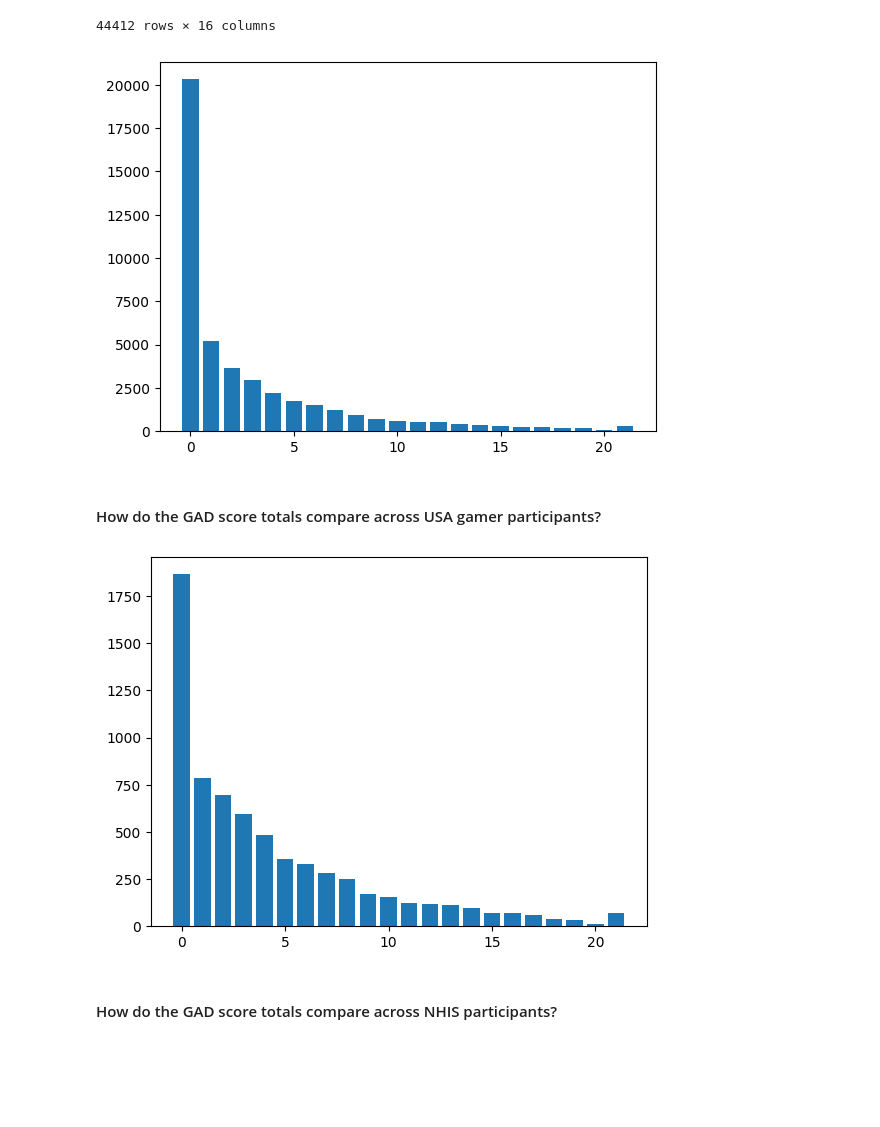
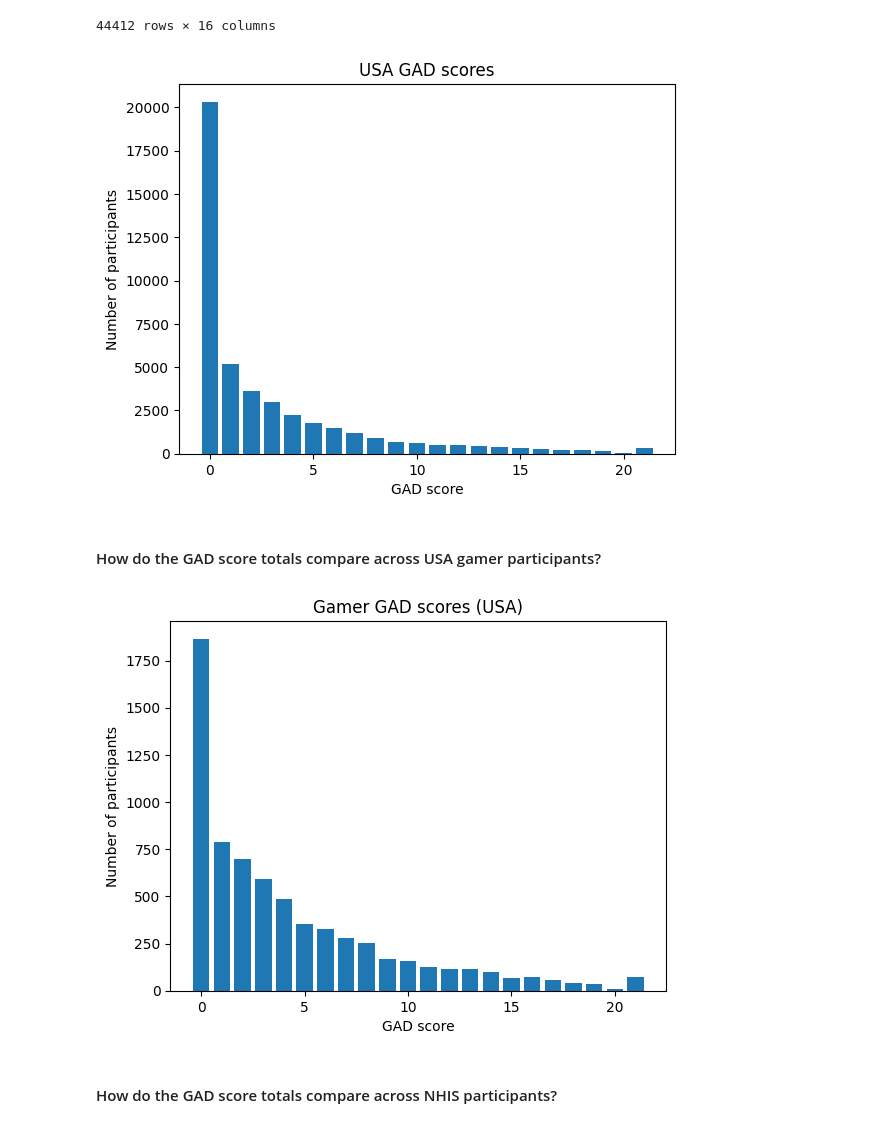
Before and after one commit to amallred/gaming-mental-health-analysis, a Jupyter notebook: notebooks/gad_eda.ipynb, the cells around one changed output. Saved outputs shown, nothing was run; the diff lists cells and outputs as text; code cells hidden in the pictures; blank space fills up the shorter version.

Commit message:
count plot function and plotting

```diff
--- a/notebooks/gad_eda.ipynb
+++ b/notebooks/gad_eda.ipynb
@@ -648,3 +577,12 @@ plt.show()
+# %%
+def visualize_count_plot(dataframe, x_label_name, y_label_name, plot_name):
+    plt.bar(dataframe.index, dataframe.values)
+
+    plt.xlabel(x_label_name)
+    plt.ylabel(y_label_name)
+    plt.title(plot_name)
+
+    plt.show()
 # %% [markdown]
 #### How do the GAD score totals compare across all participants?
 # %%
@@ -666,11 +604,9 @@ usa_data_scores_r
 # %%
 usa_score_count = usa_data_scores_r['GAD_total'].value_counts()
 
-plt.bar(usa_score_count.index, usa_score_count.values)
-
-plt.show()
+visualize_count_plot(usa_score_count, 'GAD score', 'Number of participants', 'USA GAD scores')
 # %% [output]
-[figure, old version]
+[figure, new version]
 # %%
 # investigating  why any number is above total possible GAD score of 21
 # usa_data_scores_r['GAD_total'].unique()
@@ -682,13 +618,11 @@ plt.show()
 # %% [markdown]
 #### How do the GAD score totals compare across USA gamer participants?
 # %%
-usa_gamer_data_scores_r = usa_gamer_data_scores_r['GAD_total'].value_counts()
+usa_gamer_data_scores = usa_gamer_data_scores_r['GAD_total'].value_counts()
 
-plt.bar(usa_gamer_data_scores_r.index, usa_gamer_data_scores_r.values)
-
-plt.show()
+visualize_count_plot(usa_gamer_data_scores, 'GAD score', 'Number of participants', 'Gamer GAD scores (USA)')
 # %% [output]
-[figure, old version]
+[figure, new version]
 # %% [markdown]
 #### How do the GAD score totals compare across NHIS participants?
 # %%
```
Also changed, not shown: parts of 39 cells of this notebook, 4 other files.
